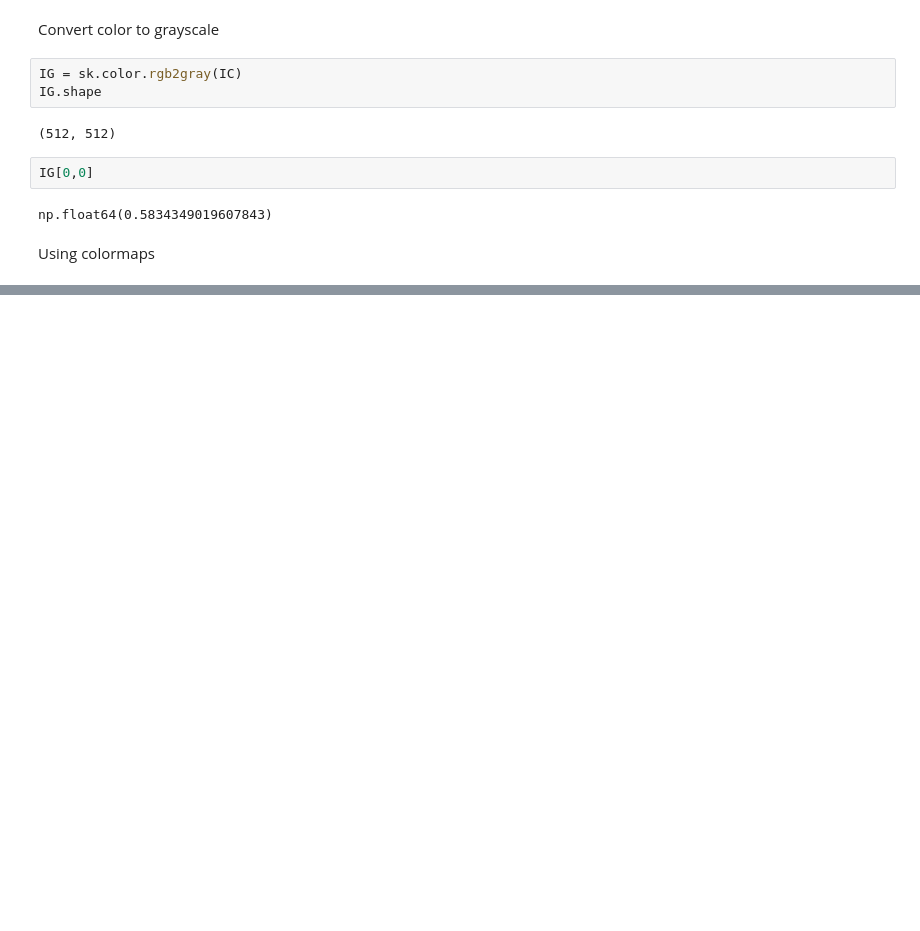
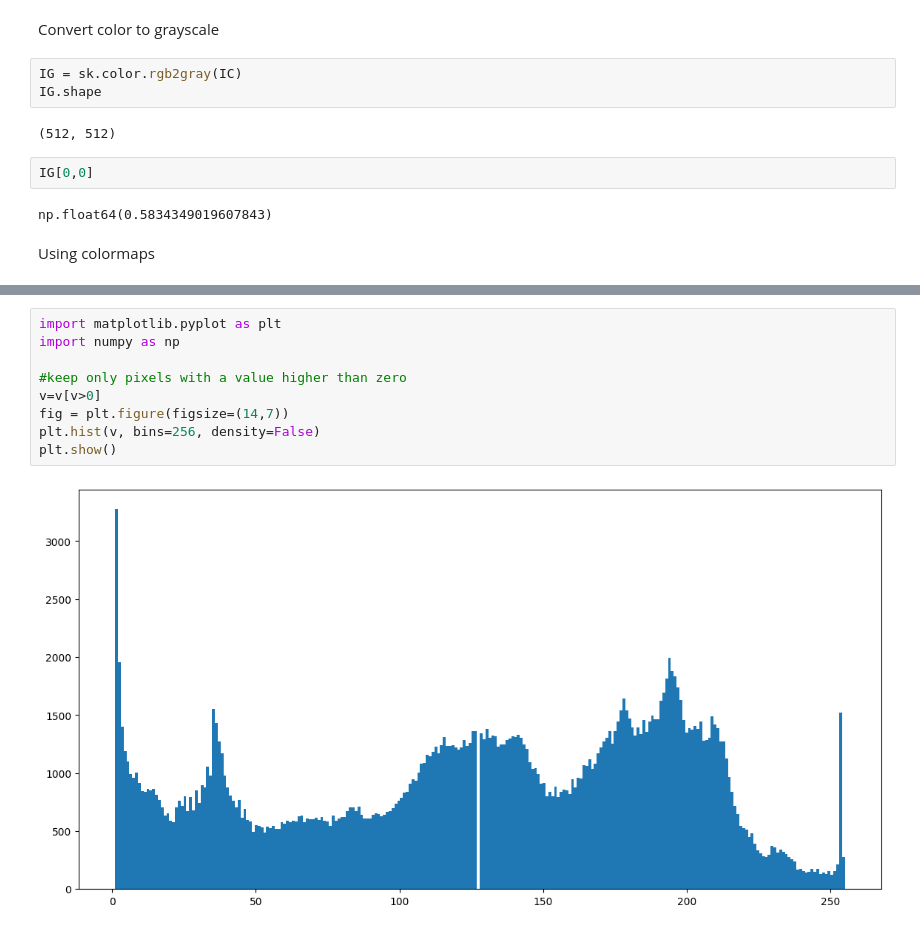
Before and after one commit to Artenida/computer_vision_lessons, a Jupyter notebook: Basic_Image_Operations.ipynb, the cells around one changed output, grey strips where cells are left out. Drawn from its saved outputs; the diff is of its cells as text; blank space fills up the shorter version.

```diff
--- a/Basic_Image_Operations.ipynb
+++ b/Basic_Image_Operations.ipynb
@@ -76,0 +136,11 @@ Using colormaps
+# %%
+import matplotlib.pyplot as plt
+import numpy as np
+
+#keep only pixels with a value higher than zero
+v=v[v>0]
+fig = plt.figure(figsize=(14,7))
+plt.hist(v, bins=256, density=False)
+plt.show()
+# %% [output]
+[figure, added]
```
Also changed, not shown: parts of 15 cells of this notebook.
